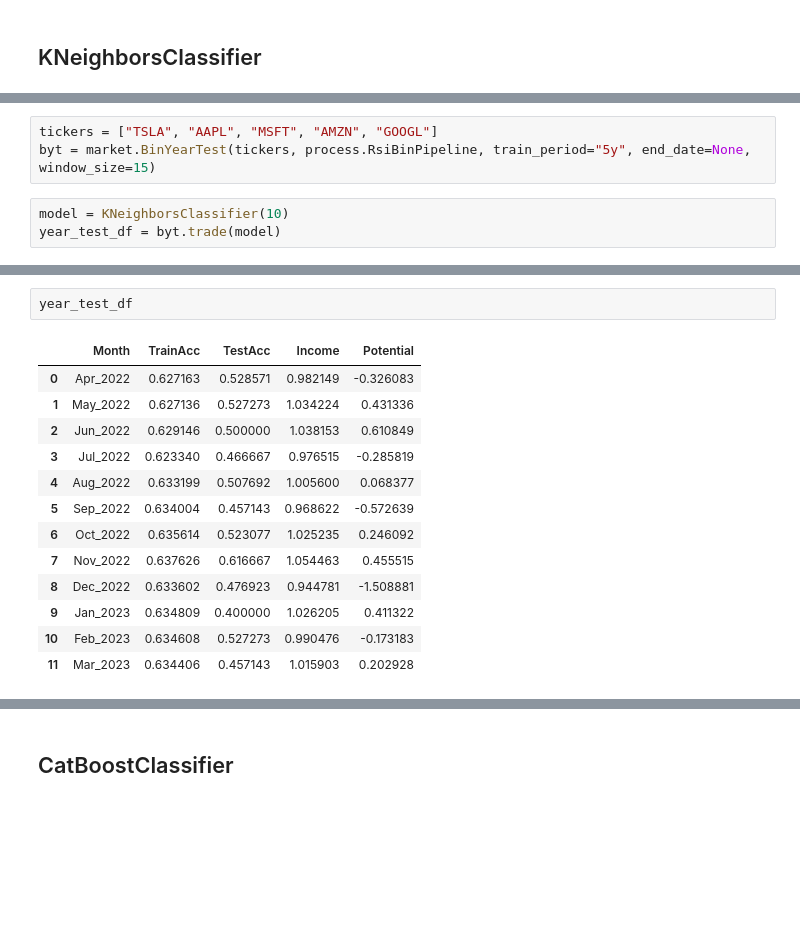
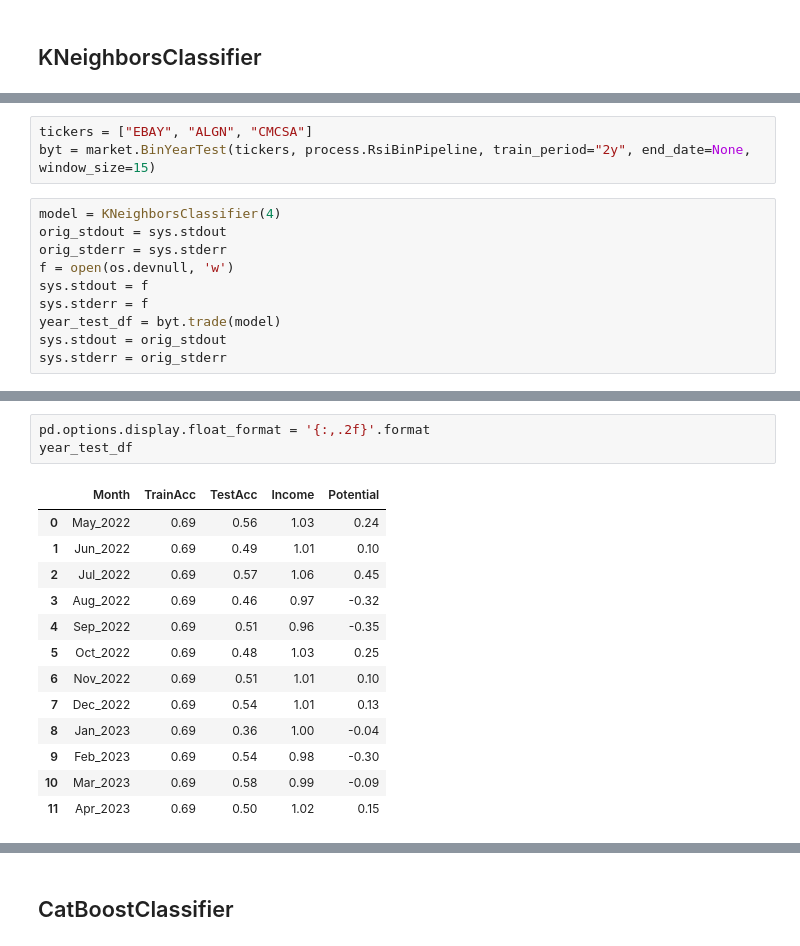
Before and after one commit to PoliakovVI/SPP, a Jupyter notebook: model/st4_rsi_ml_classification.ipynb, the cells around one changed output, grey strips where cells are left out. Cells and saved outputs as stored; diff of their text form; blank space fills up the shorter version.

```diff
--- a/model/st4_rsi_ml_classification.ipynb
+++ b/model/st4_rsi_ml_classification.ipynb
@@ -53,6 +116,13 @@ Test accuracy  0.55
 # %%
-tickers = ["TSLA", "AAPL", "MSFT", "AMZN", "GOOGL"]
-byt = market.BinYearTest(tickers, process.RsiBinPipeline, train_period="5y", end_date=None, window_size=15)
+tickers = ["EBAY", "ALGN", "CMCSA"]
+byt = market.BinYearTest(tickers, process.RsiBinPipeline, train_period="2y", end_date=None, window_size=15)
 # %%
-model = KNeighborsClassifier(10)
+model = KNeighborsClassifier(4)
+orig_stdout = sys.stdout
+orig_stderr = sys.stderr
+f = open(os.devnull, 'w')
+sys.stdout = f
+sys.stderr = f
 year_test_df = byt.trade(model)
+sys.stdout = orig_stdout
+sys.stderr = orig_stderr
@@ -127,16 +129,17 @@ See the caveats in the documentation: https://pandas.pydata.org/pandas-docs/stab
 # %%
+pd.options.display.float_format = '{:,.2f}'.format
 year_test_df
 # %% [output]
 |  | Month | TrainAcc | TestAcc | Income | Potential |
-| 0 | Apr_2022 | 0.627163 | 0.528571 | 0.982149 | -0.326083 |
-| 1 | May_2022 | 0.627136 | 0.527273 | 1.034224 | 0.431336 |
-| 2 | Jun_2022 | 0.629146 | 0.500000 | 1.038153 | 0.610849 |
-| 3 | Jul_2022 | 0.623340 | 0.466667 | 0.976515 | -0.285819 |
-| 4 | Aug_2022 | 0.633199 | 0.507692 | 1.005600 | 0.068377 |
-| 5 | Sep_2022 | 0.634004 | 0.457143 | 0.968622 | -0.572639 |
-| 6 | Oct_2022 | 0.635614 | 0.523077 | 1.025235 | 0.246092 |
-| 7 | Nov_2022 | 0.637626 | 0.616667 | 1.054463 | 0.455515 |
-| 8 | Dec_2022 | 0.633602 | 0.476923 | 0.944781 | -1.508881 |
-| 9 | Jan_2023 | 0.634809 | 0.400000 | 1.026205 | 0.411322 |
-| 10 | Feb_2023 | 0.634608 | 0.527273 | 0.990476 | -0.173183 |
-| 11 | Mar_2023 | 0.634406 | 0.457143 | 1.015903 | 0.202928 |
+| 0 | May_2022 | 0.69 | 0.56 | 1.03 | 0.24 |
+| 1 | Jun_2022 | 0.69 | 0.49 | 1.01 | 0.10 |
+| 2 | Jul_2022 | 0.69 | 0.57 | 1.06 | 0.45 |
+| 3 | Aug_2022 | 0.69 | 0.46 | 0.97 | -0.32 |
+| 4 | Sep_2022 | 0.69 | 0.51 | 0.96 | -0.35 |
+| 5 | Oct_2022 | 0.69 | 0.48 | 1.03 | 0.25 |
+| 6 | Nov_2022 | 0.69 | 0.51 | 1.01 | 0.10 |
+| 7 | Dec_2022 | 0.69 | 0.54 | 1.01 | 0.13 |
+| 8 | Jan_2023 | 0.69 | 0.36 | 1.00 | -0.04 |
+| 9 | Feb_2023 | 0.69 | 0.54 | 0.98 | -0.30 |
+| 10 | Mar_2023 | 0.69 | 0.58 | 0.99 | -0.09 |
+| 11 | Apr_2023 | 0.69 | 0.50 | 1.02 | 0.15 |
```
Also changed, not shown: parts of 22 cells of this notebook, 11 other files.
